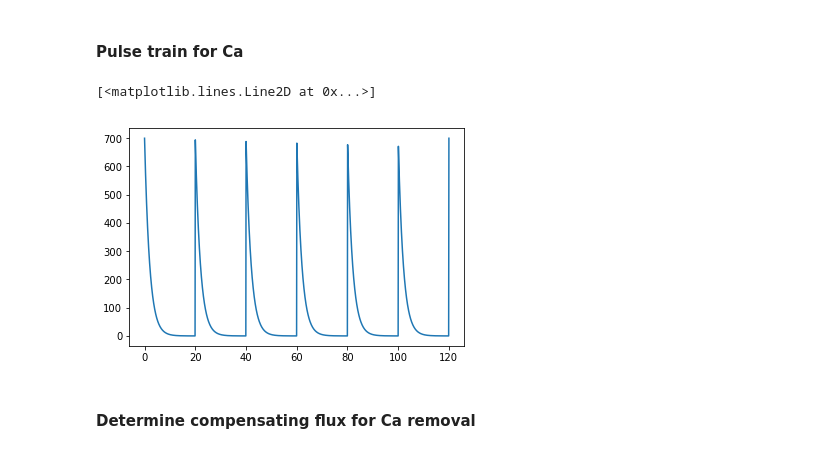
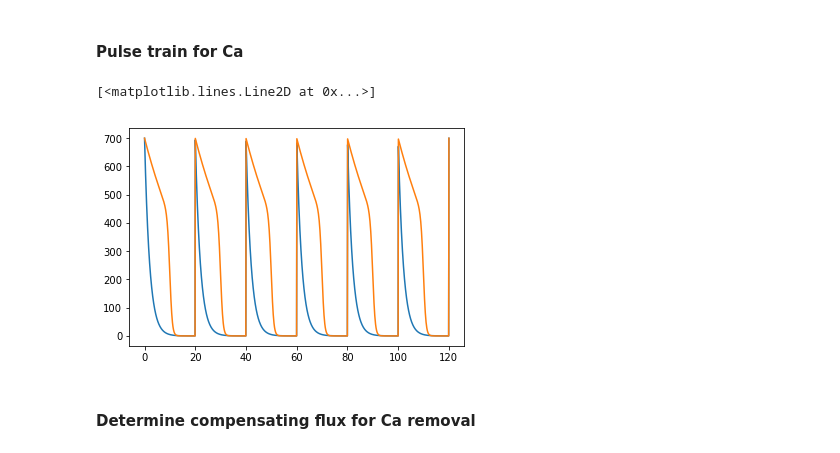
Before and after one commit to huskeypm/microglia, a Jupyter notebook: nfat.ipynb, the cells around one changed output. Saved outputs shown, nothing was run; the diff lists cells and outputs as text; code cells hidden in the pictures.

Commit message:
added two-phase

```diff
--- a/nfat.ipynb
+++ b/nfat.ipynb
@@ -81,10 +73,47 @@ def caRemove(t,rate=1.):
+# %%
+# Create periodic exponential decay
+def caSign(t,decay=10.,pulseAmplitude=700.,dom=20.):
+    z = t/dom - np.floor(t/dom);
+    z = pulseAmplitude*np.exp(-decay*z)
+    return z
+
+# Single rate
+def caRemove(t,rate=1.):
+    return -rate
+
+
+# Fermi dirac potential (behaves like a 'smooth' heavyside function)
+def fermiDirac(t,rate=1.,offset=50):
+    ts = t-offset
+    z = 1/(1 + np.exp(-ts*rate))
+    return z
+
+# creates a 'notch' by taking the difference of two fermidiracs
+def notch(t,offset=50,deltaT=20):
+    gr = fermiDirac(t,rate=1.,offset=offset)
+    gl = fermiDirac(t,rate=1.,offset=offset+deltaT)
+    g = gr -gl
+    return g
+
+# creates periodic signal with two phase decay
+def caSignTwoPhase(t,decay1=1.,pulseAmplitude=700.,period=20.,
+                     decay2=5.,phaseOffset=0.7):
+    modulo = t/period - np.floor(t/period);
+    firstPhase = pulseAmplitude*np.exp(-decay1*modulo)
+    secondPhase= 1-fermiDirac(modulo,rate=decay2,offset=phaseOffset)
+    result = firstPhase*secondPhase
+    #z3 = z2
+    return result
 # %%
 ts= np.linspace(0,120,1200)
-g = caSign(ts)
+g = caSign(ts,pulseAmplitude=700.,decay=10.)
 plt.plot(ts,g)
+g = caSignTwoPhase(ts,pulseAmplitude=700.,decay1=1.0,decay2=40.,phaseOffset=0.5)
+plt.plot(ts,g)
+#plt.plot(ts,notch(ts))
 # %% [output]
 [<matplotlib.lines.Line2D at 0x...>]
-[figure, old version]
+[figure, new version]
 # %% [markdown]
 #### Determine compensating flux for Ca removal
 # %%
```
Also changed, not shown: parts of 3 cells of this notebook.
